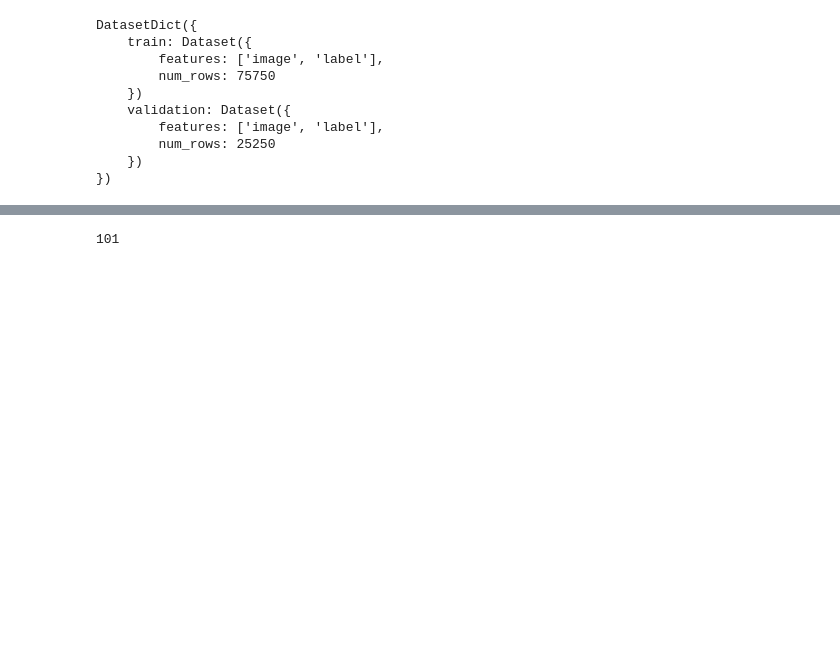
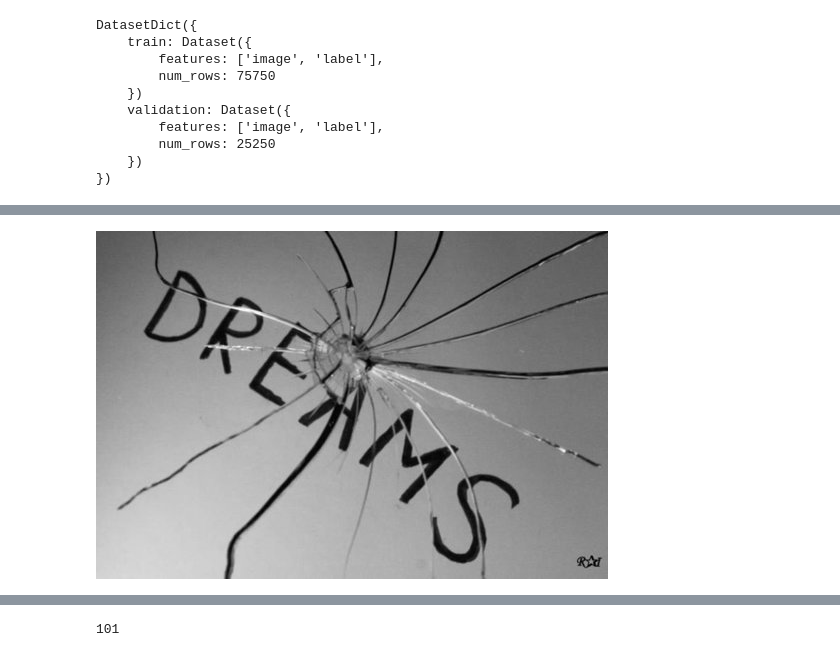
Before and after one commit to wpradamancilla/CEIA-ViT, a Jupyter notebook: TPFinal/TPFinal.ipynb, the cells around one changed output, grey strips where cells are left out. Saved outputs shown, nothing was run; the diff lists cells and outputs as text; code cells hidden in the pictures; blank space fills up the shorter version.

```diff
--- a/TPFinal/TPFinal.ipynb
+++ b/TPFinal/TPFinal.ipynb
@@ -66,0 +137,4 @@ PIL.Image.Image
+# %%
+trainds[23754]['image']
+# %% [output]
+[figure, added]
```
Also changed, not shown: parts of 32 cells of this notebook.
